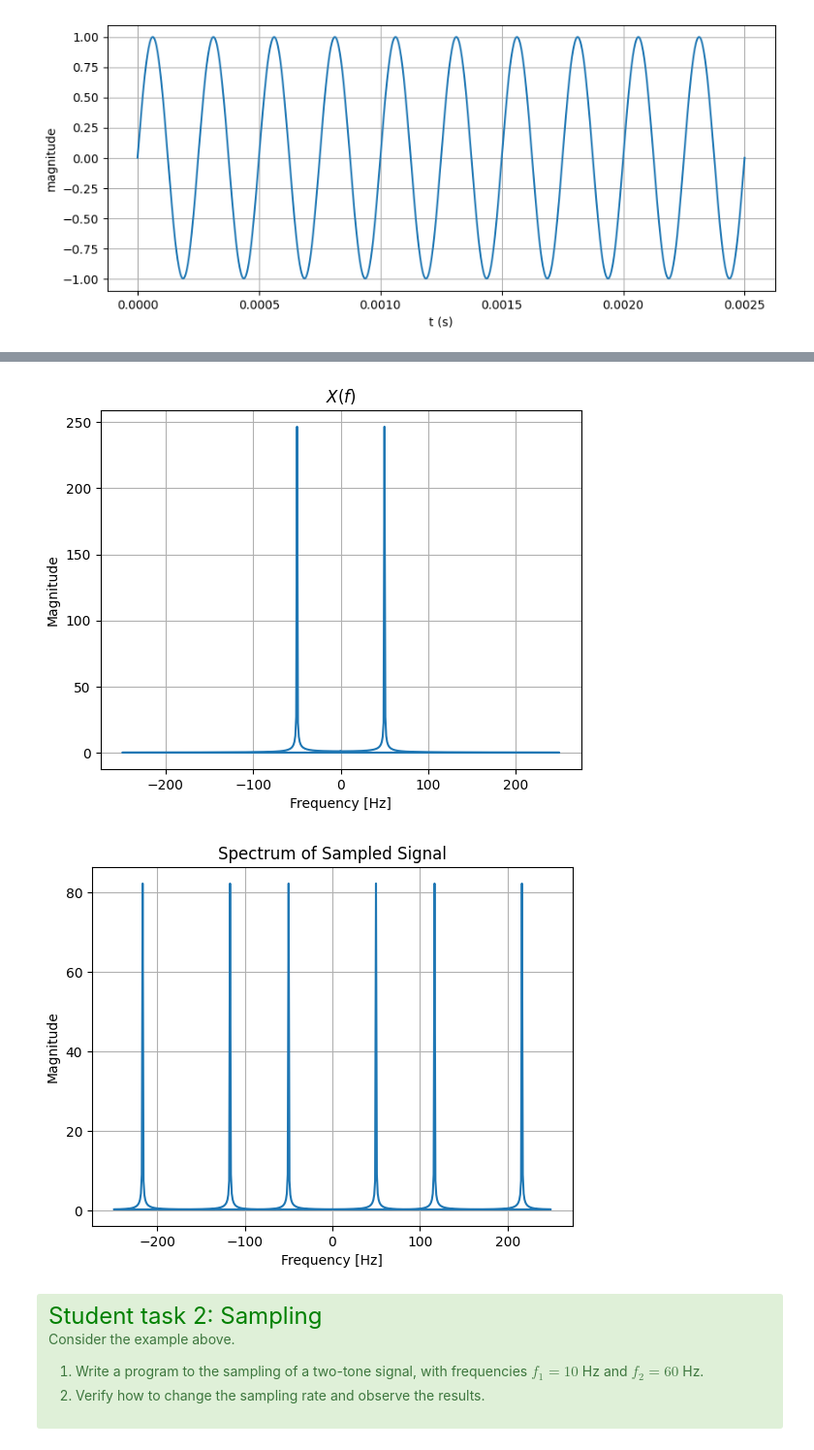
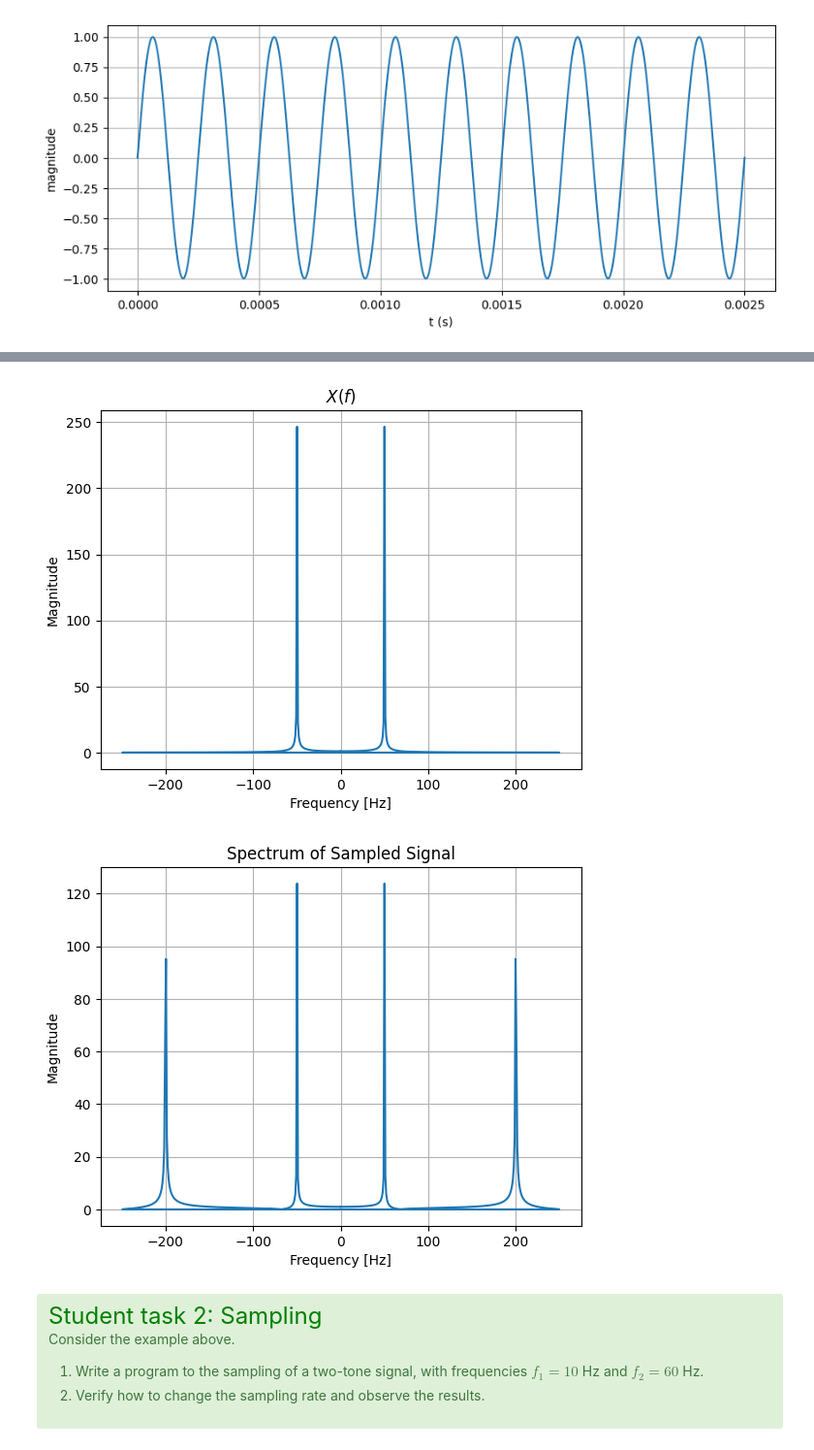
Before and after one commit to mattemario1/TSKS35-Information_and_comunication_Labs, a Jupyter notebook: Lab2final.ipynb, the cells around one changed output, grey strips where cells are left out. Shown: that part at 97% size. Drawn from its saved outputs; the diff is of its cells as text; code cells hidden in the pictures.

```diff
--- a/Lab2final.ipynb
+++ b/Lab2final.ipynb
@@ -110,7 +114,7 @@ frequencies1 = np.fft.fftfreq(len(frequency_domain_signal), 1/f)
 
 ##Generate sampled signal
 impulse_train = np.zeros_like(t)
-impulse_train[::3] = 1
+impulse_train[::2] = 1
 sampled_signal=impulse_train*time_domain_signal
 
 #plt.stem(t, impulse_train*time_domain_signal,'r', markerfmt='ro')
@@ -157,5 +161,5 @@ plt.show()
 [figure]
-[figure, old version]
+[figure, new version]
 # %% [markdown]
 <div class="alert alert-block alert-success">
 <font size="5"><span style="color:green"> Student task 2: Sampling</span></font>
```
Also changed, not shown: parts of 5 cells of this notebook, 2 other files.
